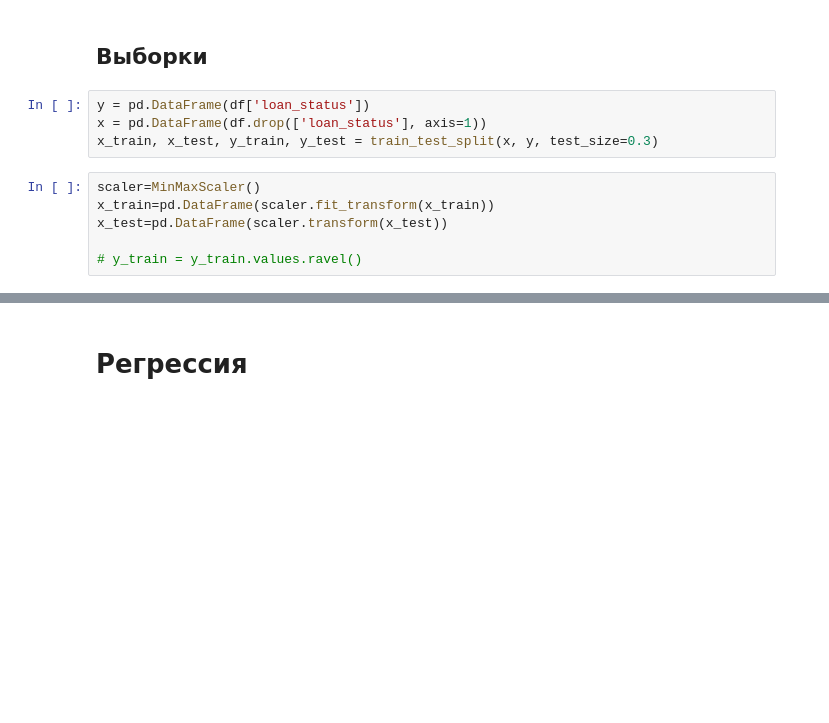
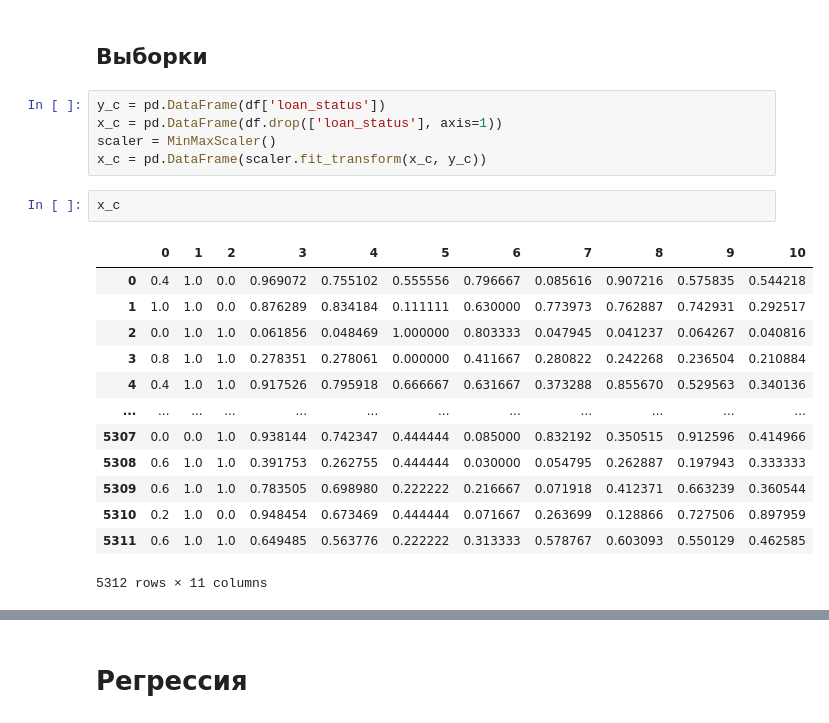
Before and after one commit to AlinaZ21/Practic_Samatov, a Jupyter notebook: Lab-1.ipynb, the cells around one changed output, grey strips where cells are left out. Drawn from its saved outputs; the diff is of its cells as text; blank space fills up the shorter version.

```diff
--- a/Lab-1.ipynb
+++ b/Lab-1.ipynb
@@ -172,12 +171,23 @@ df
 # %% [markdown]
 ## Выборки
 # %%
-y = pd.DataFrame(df['loan_status'])
-x = pd.DataFrame(df.drop(['loan_status'], axis=1))
-x_train, x_test, y_train, y_test = train_test_split(x, y, test_size=0.3)
+y_c = pd.DataFrame(df['loan_status'])
+x_c = pd.DataFrame(df.drop(['loan_status'], axis=1))
+scaler = MinMaxScaler()
+x_c = pd.DataFrame(scaler.fit_transform(x_c, y_c))
-# %%
-scaler=MinMaxScaler()
-x_train=pd.DataFrame(scaler.fit_transform(x_train))
-x_test=pd.DataFrame(scaler.transform(x_test))
-
-# y_train = y_train.values.ravel()
+# %%
+x_c
+# %% [output]
+|  | 0 | 1 | 2 | 3 | 4 | 5 | 6 | 7 | 8 | 9 | 10 |
+| 0 | 0.4 | 1.0 | 0.0 | 0.969072 | 0.755102 | 0.555556 | 0.796667 | 0.085616 | 0.907216 | 0.575835 | 0.544218 |
+| 1 | 1.0 | 1.0 | 0.0 | 0.876289 | 0.834184 | 0.111111 | 0.630000 | 0.773973 | 0.762887 | 0.742931 | 0.292517 |
+| 2 | 0.0 | 1.0 | 1.0 | 0.061856 | 0.048469 | 1.000000 | 0.803333 | 0.047945 | 0.041237 | 0.064267 | 0.040816 |
+| 3 | 0.8 | 1.0 | 1.0 | 0.278351 | 0.278061 | 0.000000 | 0.411667 | 0.280822 | 0.242268 | 0.236504 | 0.210884 |
+| 4 | 0.4 | 1.0 | 1.0 | 0.917526 | 0.795918 | 0.666667 | 0.631667 | 0.373288 | 0.855670 | 0.529563 | 0.340136 |
+| ... | ... | ... | ... | ... | ... | ... | ... | ... | ... | ... | ... |
+| 5307 | 0.0 | 0.0 | 1.0 | 0.938144 | 0.742347 | 0.444444 | 0.085000 | 0.832192 | 0.350515 | 0.912596 | 0.414966 |
+| 5308 | 0.6 | 1.0 | 1.0 | 0.391753 | 0.262755 | 0.444444 | 0.030000 | 0.054795 | 0.262887 | 0.197943 | 0.333333 |
+| 5309 | 0.6 | 1.0 | 1.0 | 0.783505 | 0.698980 | 0.222222 | 0.216667 | 0.071918 | 0.412371 | 0.663239 | 0.360544 |
+| 5310 | 0.2 | 1.0 | 0.0 | 0.948454 | 0.673469 | 0.444444 | 0.071667 | 0.263699 | 0.128866 | 0.727506 | 0.897959 |
+| 5311 | 0.6 | 1.0 | 1.0 | 0.649485 | 0.563776 | 0.222222 | 0.313333 | 0.578767 | 0.603093 | 0.550129 | 0.462585 |
+5312 rows × 11 columns
```
Also changed, not shown: parts of 37 cells of this notebook, 2 other files.
